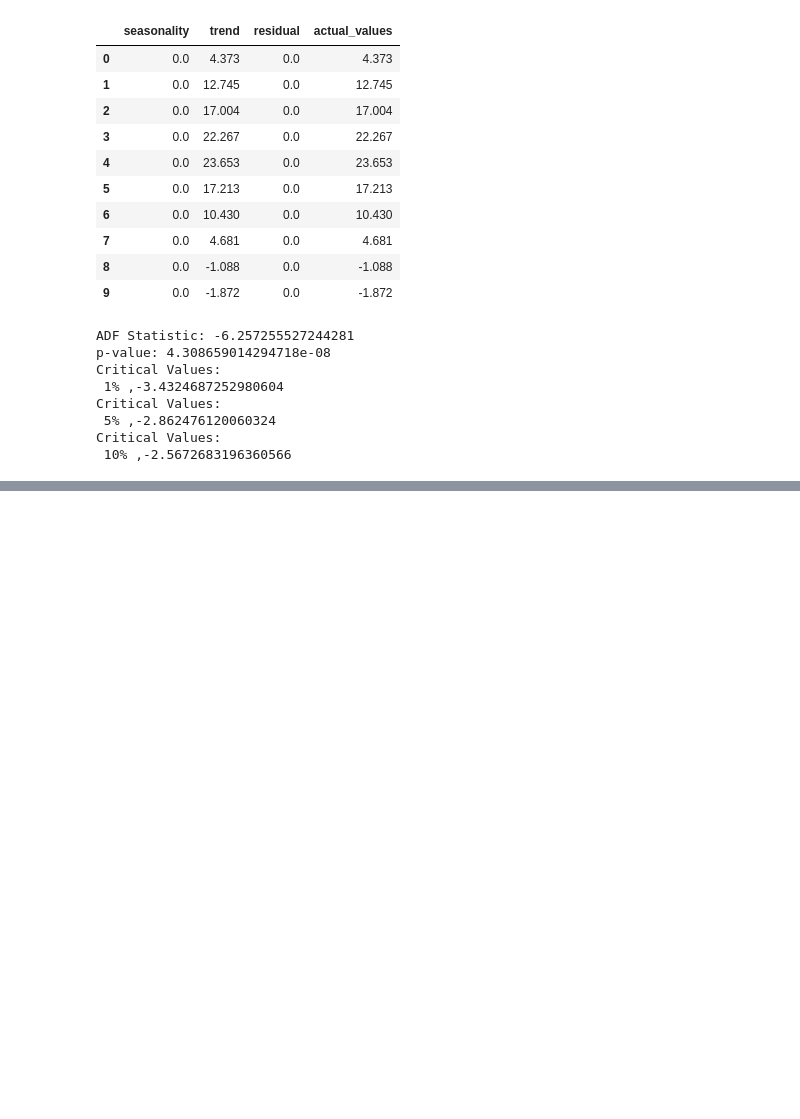
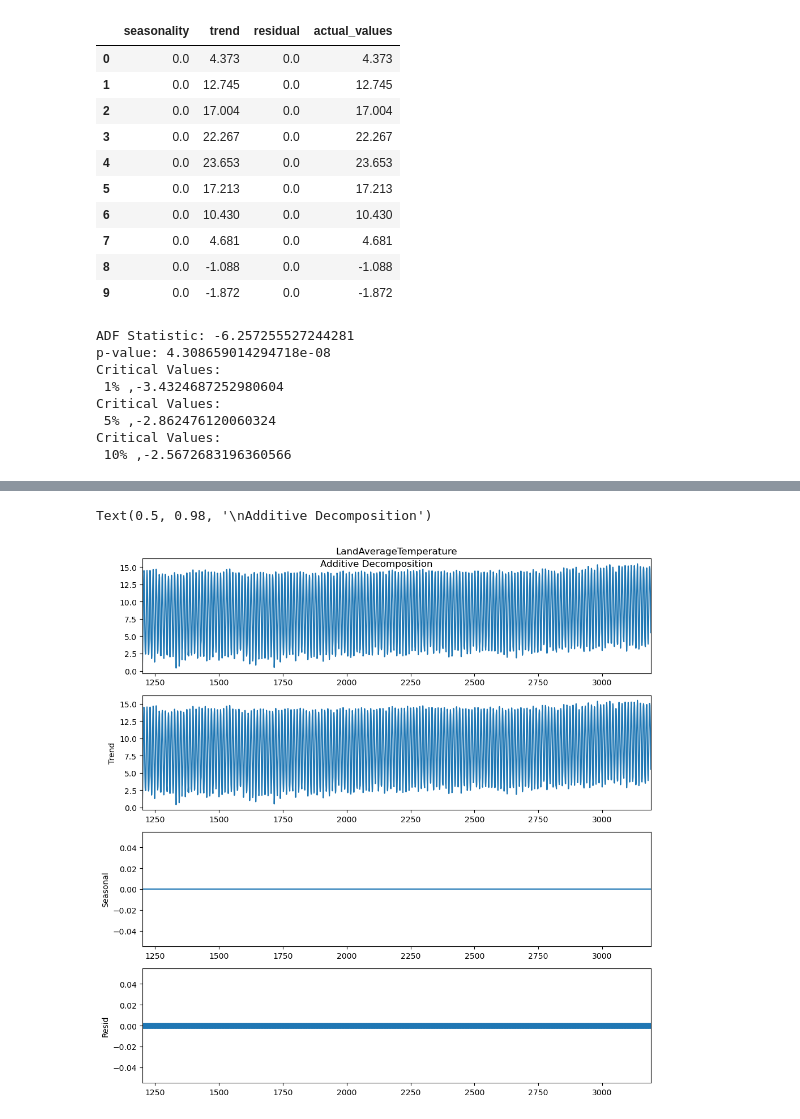
Before and after one commit to AndrewKranny/ClimateAnalysis, a Jupyter notebook: ClimateTimeSeriesAnalysis.ipynb, the cells around one changed output, grey strips where cells are left out. Drawn from its saved outputs; the diff is of its cells as text; code cells hidden in the pictures; blank space fills up the shorter version.

```diff
--- a/ClimateTimeSeriesAnalysis.ipynb
+++ b/ClimateTimeSeriesAnalysis.ipynb
@@ -124,0 +181,9 @@ Critical Values:
+# %%
+# Additive Decomposition for Global Land Average Temperatures
+AddResultLand = seasonal_decompose(GlobalTemperaturesAvg['LandAverageTemperature'] ,model='additive', period=1)
+# %%
+plt.rcParams.update({'figure.figsize': (10,10)})
+AddResultLand.plot().suptitle('\nAdditive Decomposition', fontsize=12)
+# %% [output]
+Text(0.5, 0.98, '\nAdditive Decomposition')
+[figure, added]
```
Also changed, not shown: parts of 22 cells of this notebook.
